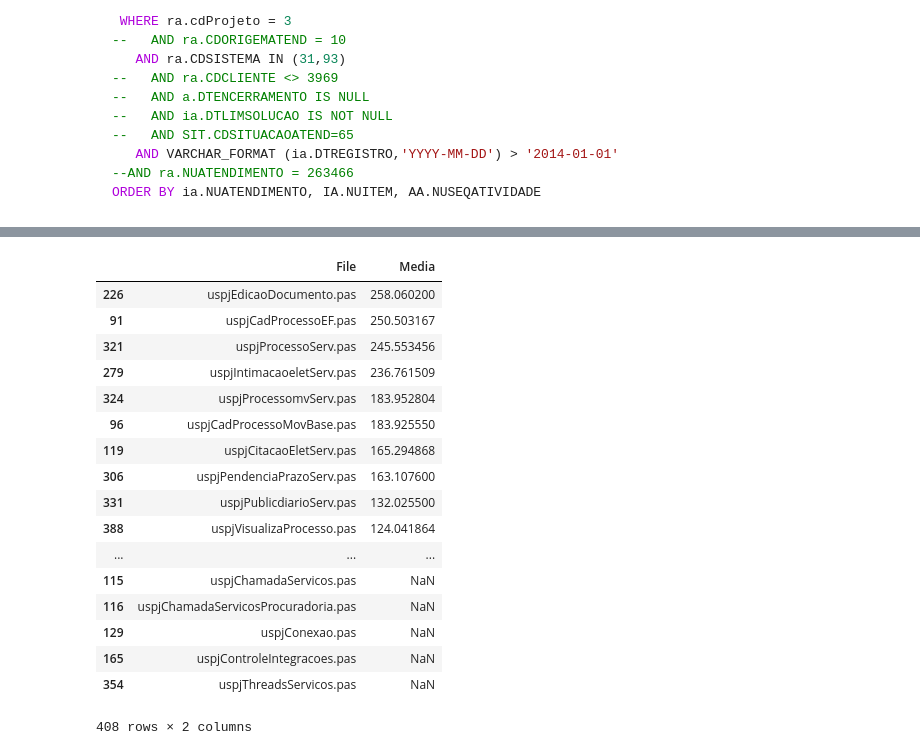
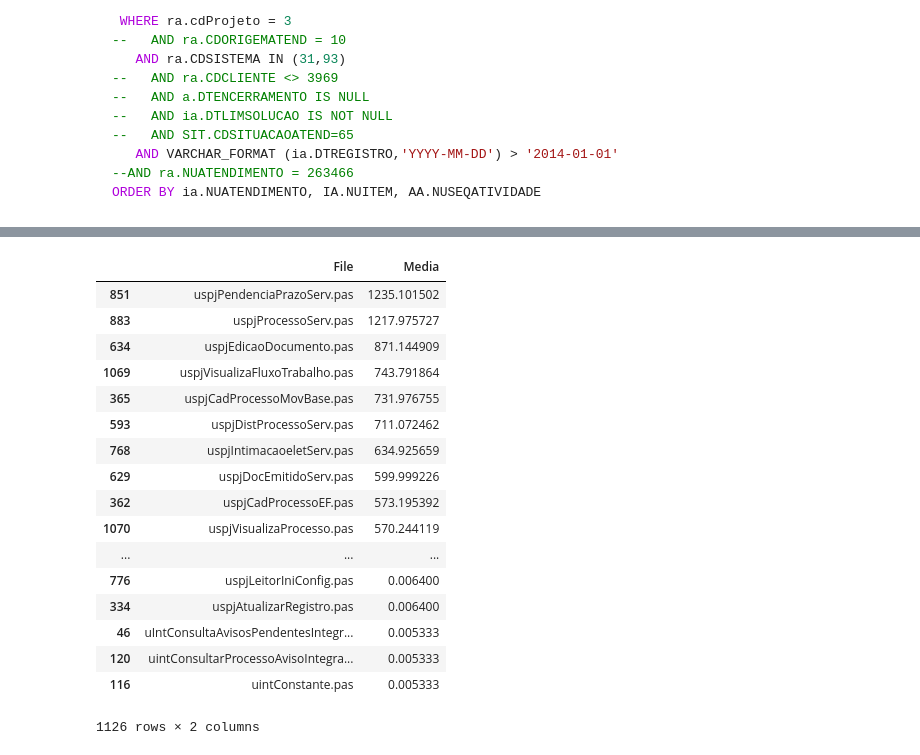
Before and after one commit to wilianselzlein/Metricas, a Jupyter notebook: Changesets.ipynb, the cells around one changed output, grey strips where cells are left out. Cells and saved outputs as stored; diff of their text form; code cells hidden in the pictures.

```diff
--- a/Changesets.ipynb
+++ b/Changesets.ipynb
@@ -56,0 +91,10 @@ dfChangesets['Correcao'] = dfChangesets.Desenv.apply(Equipe)
+# %%
+ignorar = ['uspjConstante.pas', 'uspjFuncoes.pas', 'uspjParametro.pas', 'uspjTelaMenu.pas', 'uspjMensagem3.pas',
+           'uspjMensagem2.pas', 'uspjMensagem.pas']
+
+dfChangesets = dfChangesets[dfChangesets.extensao == 'pas']
+
+dfChangesets['ignorar'] = dfChangesets.File.apply(lambda y: True if y in ignorar else False)
+dfChangesets = dfChangesets[dfChangesets.ignorar == False]
+
+dfChangesets
@@ -190,7 +271,8 @@ dfChangesets['apagar'] = dfChangesets.conta.apply(lambda y: True if y>500 else F
 dfChangesets = dfChangesets[dfChangesets.apagar == False]
 # %%
 #dfChangesets = dfChangesets[dfChangesets.Correcao == True]
-dfSalts['alteracao'] = dfSalts.CDTIPOATENDSOFT in [5, 4, 248, 252, 244, 184, 223, 246]
+atividades = [5, 4, 248, 252, 244, 184, 223, 246];
+dfSalts['alteracao'] = dfSalts.CDTIPOATENDSOFT.apply(lambda y: True if y in atividades else False)
 
 #005	Alteração
 #004	Nova implementação
@@ -270,6 +353,6 @@ dfSalts['Salt'] = dfSalts.SALT
 dfSaltsMerge = dfSalts[dfSalts.AtividadeDesenv == True]
 dfSaltsMerge = dfSaltsMerge[['Salt','HORASTOTAIS', 'alteracao']]
 dfSaltsMerge = dfSaltsMerge.drop_duplicates()
-dfSaltsMerge.set_index('Salt').to_csv(path_or_buf=str('SaltHorasDesenv.csv'))
+dfSaltsMerge.set_index('Salt').to_csv(path_or_buf=str('csv\SaltHorasDesenv.csv'))
 dfSaltsMerge
 # %% [output]
@@ -294,6 +377,6 @@ dfSaltsMerge
 # %%
 dfSalts['Salt'] = dfSalts.SALT
-dfChangesets = dfChangesets[dfChangesets.Data.notnull()][(dfChangesets.Data.dropna().str.contains('2017'))]
+#dfChangesets = dfChangesets[dfChangesets.Data.notnull()][(dfChangesets.Data.dropna().str.contains('2017'))]
 dfChangesets = dfChangesets.merge(dfSaltsMerge, how='right', on='Salt')
 # %%
 dfChangesets.query('conta > 1')
@@ -319,27 +402,27 @@ dfChangesets.query('conta > 1')
 # %%
 dfChangesets['Media'] = dfChangesets.HORASTOTAIS / dfChangesets.conta
 # %%
-HorasFile = dfChangesets[dfChangesets.Correcao == True].groupby('File', as_index=False).agg({"Media": "sum"})
+HorasFile = dfChangesets[dfChangesets.alteracao == False].groupby('File', as_index=False).agg({"Media": "sum"})
 HorasFile = HorasFile.sort_values(by='Media', ascending=False)
-HorasFile#.head(100)
+HorasFile #.head(100)
 # %% [output]
 |  | File | Media |
-| 226 | uspjEdicaoDocumento.pas | 258.060200 |
-| 91 | uspjCadProcessoEF.pas | 250.503167 |
-| 321 | uspjProcessoServ.pas | 245.553456 |
-| 279 | uspjIntimacaoeletServ.pas | 236.761509 |
-| 324 | uspjProcessomvServ.pas | 183.952804 |
-| 96 | uspjCadProcessoMovBase.pas | 183.925550 |
-| 119 | uspjCitacaoEletServ.pas | 165.294868 |
-| 306 | uspjPendenciaPrazoServ.pas | 163.107600 |
-| 331 | uspjPublicdiarioServ.pas | 132.025500 |
-| 388 | uspjVisualizaProcesso.pas | 124.041864 |
+| 851 | uspjPendenciaPrazoServ.pas | 1235.101502 |
+| 883 | uspjProcessoServ.pas | 1217.975727 |
+| 634 | uspjEdicaoDocumento.pas | 871.144909 |
+| 1069 | uspjVisualizaFluxoTrabalho.pas | 743.791864 |
+| 365 | uspjCadProcessoMovBase.pas | 731.976755 |
+| 593 | uspjDistProcessoServ.pas | 711.072462 |
+| 768 | uspjIntimacaoeletServ.pas | 634.925659 |
+| 629 | uspjDocEmitidoServ.pas | 599.999226 |
+| 362 | uspjCadProcessoEF.pas | 573.195392 |
+| 1070 | uspjVisualizaProcesso.pas | 570.244119 |
 | ... | ... | ... |
-| 115 | uspjChamadaServicos.pas | NaN |
-| 116 | uspjChamadaServicosProcuradoria.pas | NaN |
-| 129 | uspjConexao.pas | NaN |
-| 165 | uspjControleIntegracoes.pas | NaN |
-| 354 | uspjThreadsServicos.pas | NaN |
+| 776 | uspjLeitorIniConfig.pas | 0.006400 |
+| 334 | uspjAtualizarRegistro.pas | 0.006400 |
+| 46 | uIntConsultaAvisosPendentesIntegr... | 0.005333 |
+| 120 | uintConsultarProcessoAvisoIntegra... | 0.005333 |
+| 116 | uintConstante.pas | 0.005333 |
-408 rows × 2 columns
+1126 rows × 2 columns
 # %%
 HorasFile[:20].set_index('File').plot(kind='barh')
```
Also changed, not shown: parts of 16 cells of this notebook, 1 other file.
